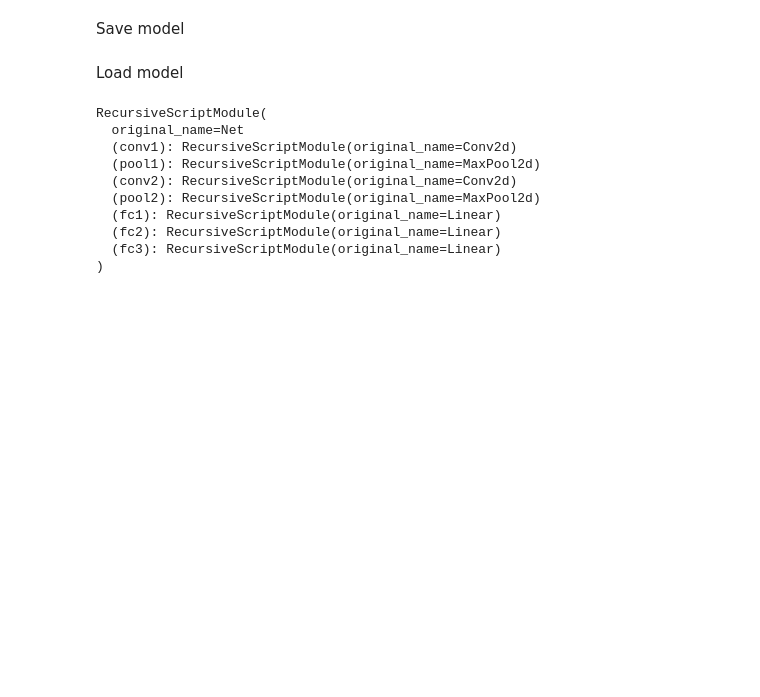
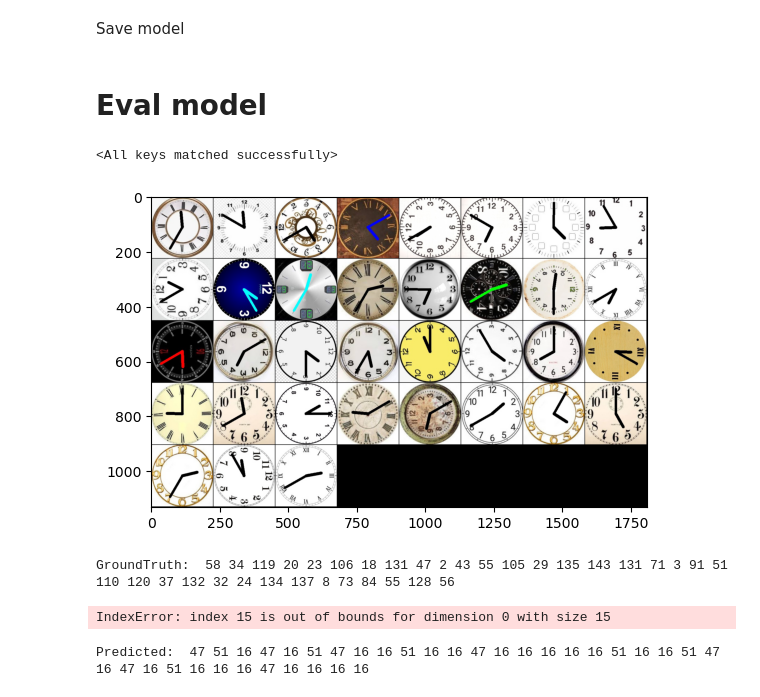
Before and after one commit to Murdock135/neural-nets-at-mizzou, a Jupyter notebook: cnn.ipynb, the cells around one changed output. Saved outputs shown, nothing was run; the diff lists cells and outputs as text; code cells hidden in the pictures; blank space fills up the shorter version.

```diff
--- a/cnn.ipynb
+++ b/cnn.ipynb
@@ -166,7 +167,7 @@ train_set, test_set = torch.utils.data.random_split(dataset, [0.7, 0.3])
 # %% [markdown]
 data loader
 # %%
-batch_size = 20
+batch_size = 35
 train_loader = DataLoader(dataset=train_set, batch_size=batch_size, shuffle=True)
 test_loader = DataLoader(dataset=test_set, batch_size=batch_size, shuffle=True)
 # %% [markdown]
@@ -520,16 +557,19 @@ model_scripted.save('model_scripted.pt')
-# %% [markdown]
-Load model
-# %%
-model = torch.jit.load('model_scripted.pt')
-model.eval()
-# %% [output]
-RecursiveScriptModule(
-  original_name=Net
-  (conv1): RecursiveScriptModule(original_name=Conv2d)
-  (pool1): RecursiveScriptModule(original_name=MaxPool2d)
-  (conv2): RecursiveScriptModule(original_name=Conv2d)
-  (pool2): RecursiveScriptModule(original_name=MaxPool2d)
-  (fc1): RecursiveScriptModule(original_name=Linear)
-  (fc2): RecursiveScriptModule(original_name=Linear)
-  (fc3): RecursiveScriptModule(original_name=Linear)
-)
+# %% [markdown]
+# Eval model
+# %%
+loaded_net = Net(num_classes)
+loaded_net.load_state_dict(torch.load(PATH))
+# %% [output]
+<All keys matched successfully>
+# %%
+test_batch_samples = next(iter(test_loader))
+
+images, labels, time = test_batch_samples['image'], test_batch_samples['label'], test_batch_samples['time']
+
+
+imshow(torchvision.utils.make_grid(images))
+print('GroundTruth: ', ' '.join(f'{classes[labels[j]]}' for j in range(batch_size)))
+# %% [output]
+[figure, added]
+GroundTruth:  58 34 119 20 23 106 18 131 47 2 43 55 105 29 135 143 131 71 3 91 51 110 120 37 132 32 24 134 137 8 73 84 55 128 56
+IndexError: index 15 is out of bounds for dimension 0 with size 15
@@ -535,0 +578,7 @@ RecursiveScriptModule(
+# %%
+_, predicted = torch.max(outputs, 1)
+
+print('Predicted: ', ' '.join(f'{classes[predicted[j]]}'
+                              for j in range(batch_size)))
+# %% [output]
+Predicted:  47 51 16 47 16 51 47 16 16 51 16 16 47 16 16 16 16 16 51 16 16 51 47 16 47 16 51 16 16 16 47 16 16 16 16
```
Also changed, not shown: parts of 15 cells of this notebook, 1 other file.
